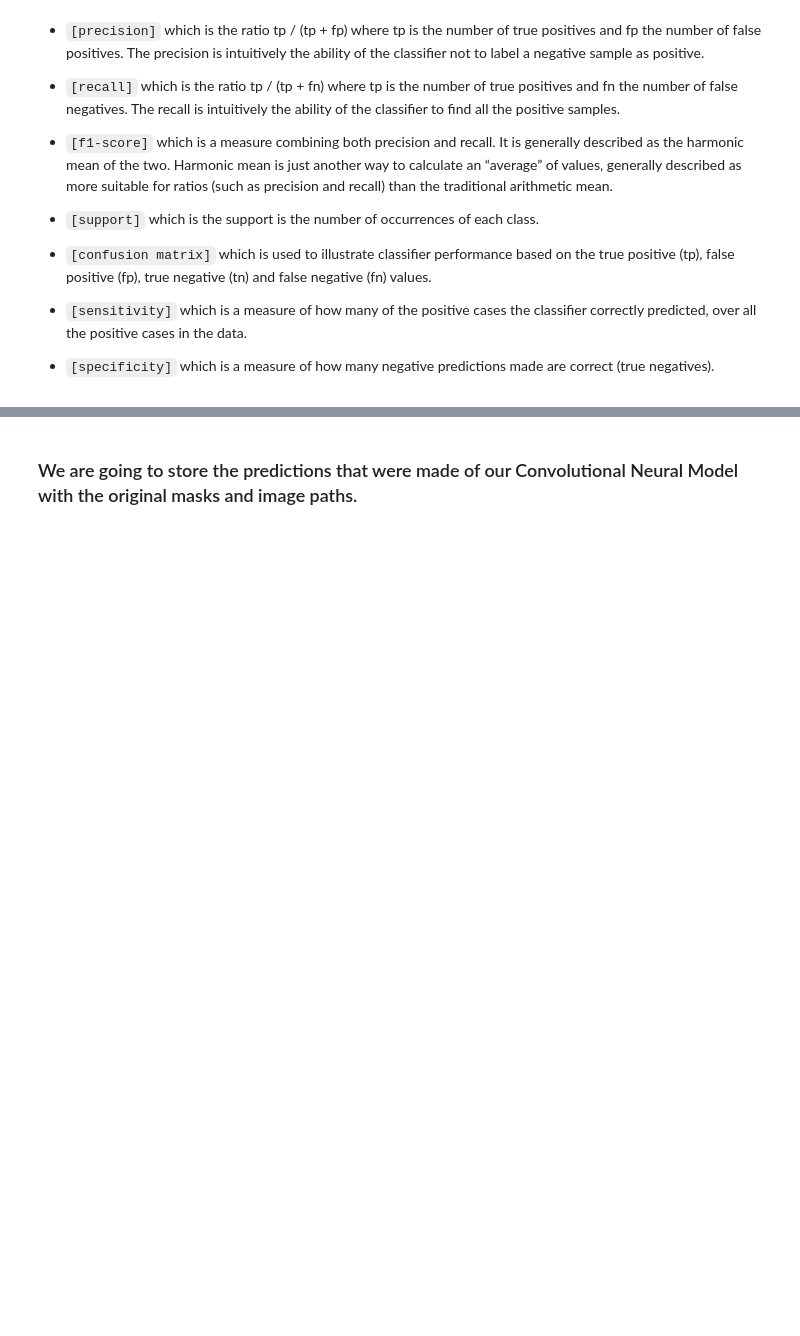
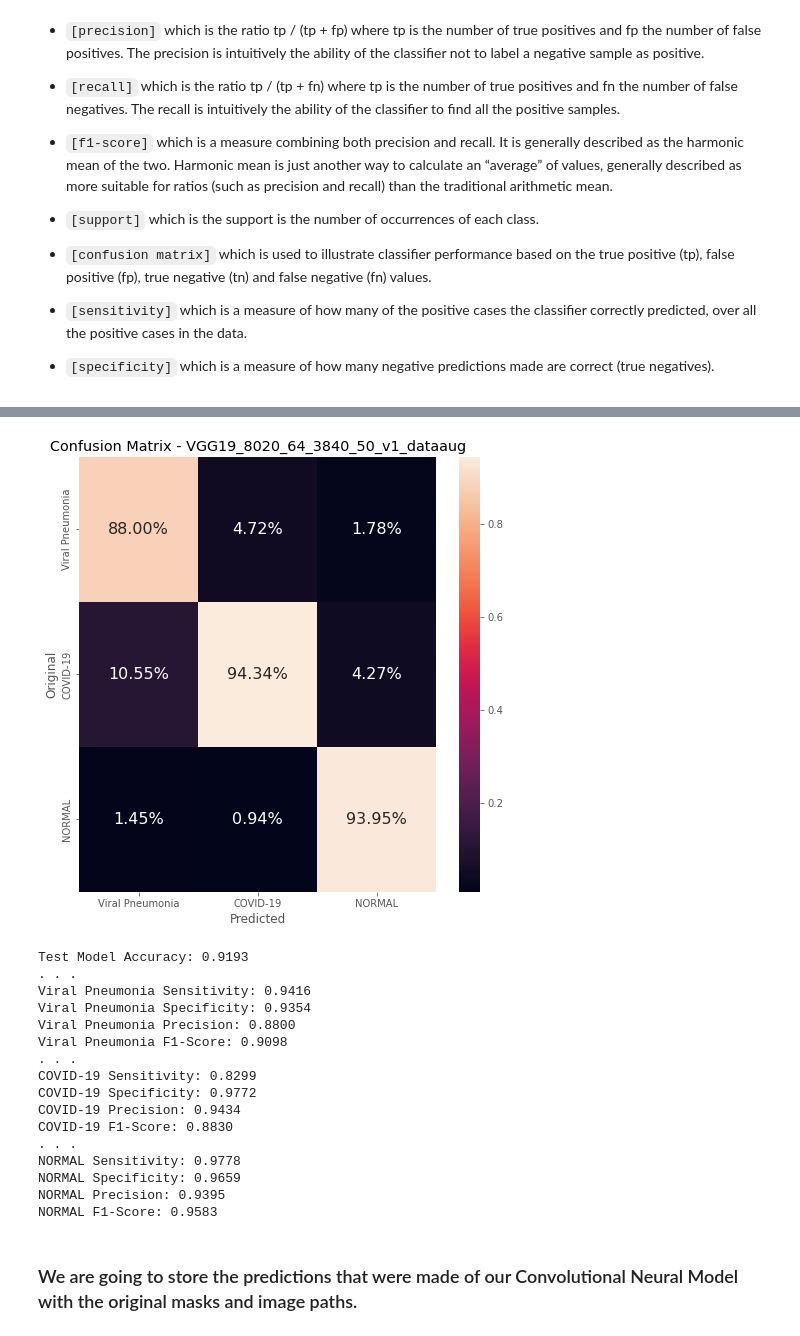
Before and after one commit to erickrobm/thorx_pipeline, a Jupyter notebook: notebooks/thorx_notebook.ipynb, the cells around one changed output, grey strips where cells are left out. Saved outputs shown, nothing was run; the diff lists cells and outputs as text; code cells hidden in the pictures; blank space fills up the shorter version.

```diff
--- a/notebooks/thorx_notebook.ipynb
+++ b/notebooks/thorx_notebook.ipynb
@@ -621,0 +712,3 @@ NORMAL F1-Score: 0.9726
+# %%
+print(classification_report(test_original, test_prediction, target_names=LABELS))
+conf_matrix = confusion_matrix(test_original, test_prediction)
@@ -622,3 +725,25 @@ NORMAL F1-Score: 0.9726
+# %%
+model = ModelEvaluation(conf_matrix, MODEL_NAME)
+model.confusion_matrix(CONFUSION_MATRIX_PATH, LABELS)
+model.parameters()
+# %% [output]
+[figure, added]
+Test Model Accuracy: 0.9193
+. . .
+Viral Pneumonia Sensitivity: 0.9416
+Viral Pneumonia Specificity: 0.9354
+Viral Pneumonia Precision: 0.8800
+Viral Pneumonia F1-Score: 0.9098
+. . .
+COVID-19 Sensitivity: 0.8299
+COVID-19 Specificity: 0.9772
+COVID-19 Precision: 0.9434
+COVID-19 F1-Score: 0.8830
+. . .
+NORMAL Sensitivity: 0.9778
+NORMAL Specificity: 0.9659
+NORMAL Precision: 0.9395
+NORMAL F1-Score: 0.9583
 # %% [markdown]
 ### We are going to store the predictions that were made of our Convolutional Neural Model with the original masks and image paths.
 # %% [markdown]
```
Also changed, not shown: parts of 34 cells of this notebook.
